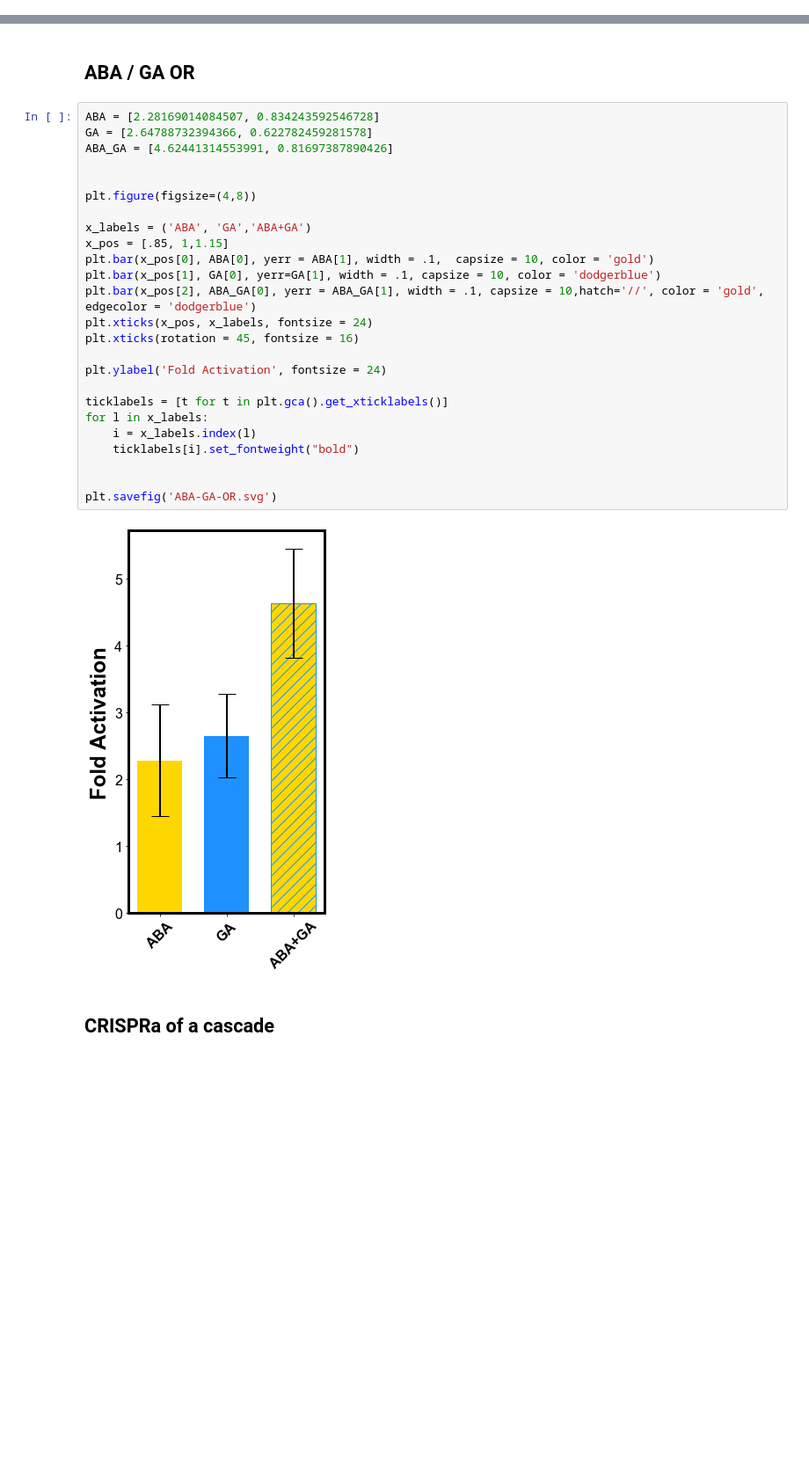
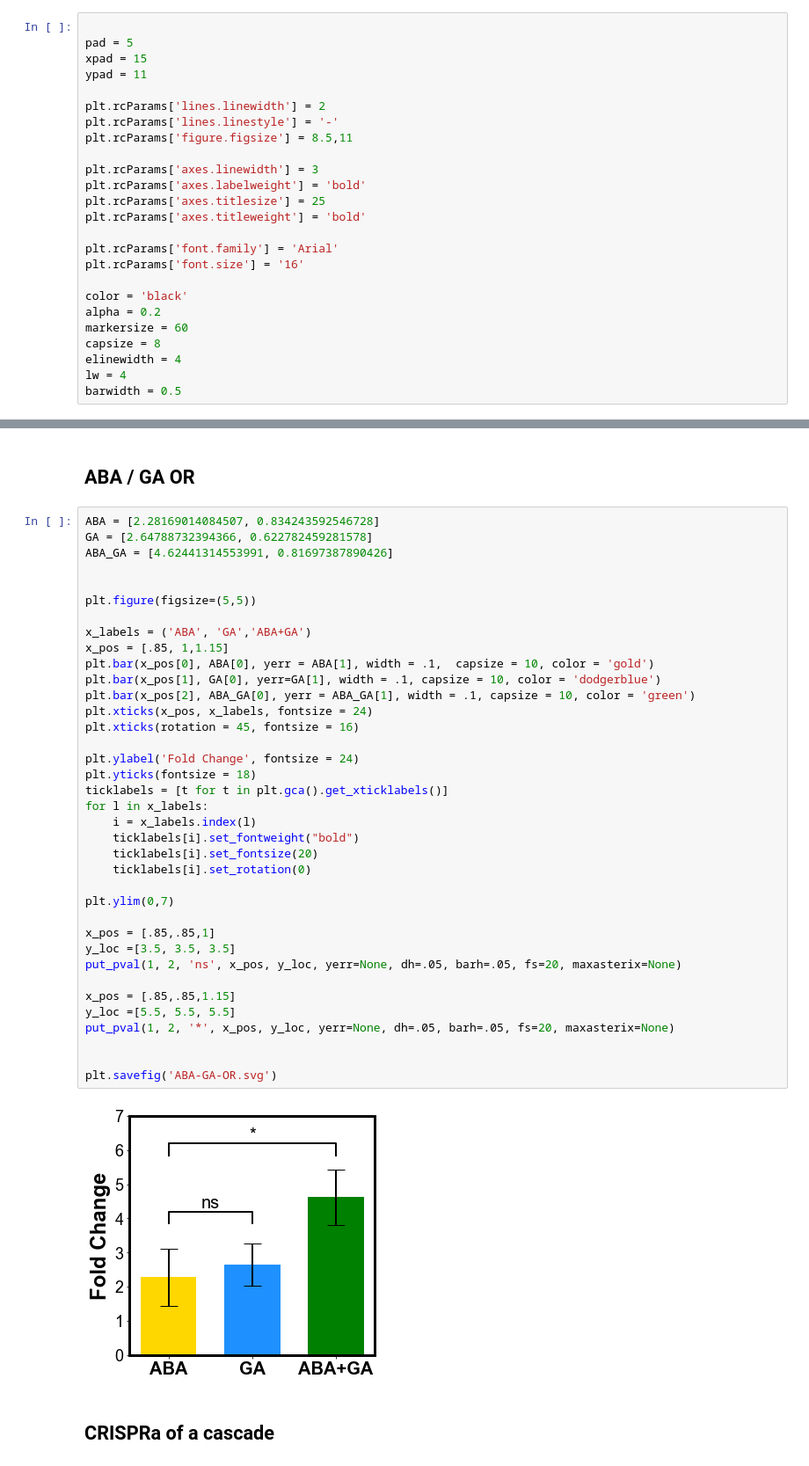
Before and after one commit to carothersresearch/CRISPRai_Circuits_2022, a Jupyter notebook: cfs_figures/condCRISPRa_compiled.ipynb, the cells around one changed output, grey strips where cells are left out. Shown at 88% size. Cells and saved outputs as stored; diff of their text form; blank space fills up the shorter version.

```diff
--- a/cfs_figures/condCRISPRa_compiled.ipynb
+++ b/cfs_figures/condCRISPRa_compiled.ipynb
@@ -40,0 +39,25 @@ def foldActivation(A, Baseline):
+# %%
+
+pad = 5
+xpad = 15
+ypad = 11
+
+plt.rcParams['lines.linewidth'] = 2
+plt.rcParams['lines.linestyle'] = '-'
+plt.rcParams['figure.figsize'] = 8.5,11
+
+plt.rcParams['axes.linewidth'] = 3
+plt.rcParams['axes.labelweight'] = 'bold'
+plt.rcParams['axes.titlesize'] = 25
+plt.rcParams['axes.titleweight'] = 'bold'
+
+plt.rcParams['font.family'] = 'Arial'
+plt.rcParams['font.size'] = '16'
+
+color = 'black'
+alpha = 0.2
+markersize = 60
+capsize = 8
+elinewidth = 4
+lw = 4
+barwidth = 0.5
@@ -1248,30 +1442,42 @@ Text(0, 0.5, 'Fold Activation')
 # %%
 ABA = [2.28169014084507, 0.834243592546728]
 GA = [2.64788732394366, 0.622782459281578]
 ABA_GA = [4.62441314553991, 0.81697387890426]
 
 
-plt.figure(figsize=(4,8))
+plt.figure(figsize=(5,5))
 
 x_labels = ('ABA', 'GA','ABA+GA')
 x_pos = [.85, 1,1.15]
 plt.bar(x_pos[0], ABA[0], yerr = ABA[1], width = .1,  capsize = 10, color = 'gold')
 plt.bar(x_pos[1], GA[0], yerr=GA[1], width = .1, capsize = 10, color = 'dodgerblue')
-plt.bar(x_pos[2], ABA_GA[0], yerr = ABA_GA[1], width = .1, capsize = 10,hatch='//', color = 'gold', edgecolor = 'dodgerblue')
+plt.bar(x_pos[2], ABA_GA[0], yerr = ABA_GA[1], width = .1, capsize = 10, color = 'green')
 plt.xticks(x_pos, x_labels, fontsize = 24)
 plt.xticks(rotation = 45, fontsize = 16)
 
-plt.ylabel('Fold Activation', fontsize = 24)
-
+plt.ylabel('Fold Change', fontsize = 24)
+plt.yticks(fontsize = 18)
 ticklabels = [t for t in plt.gca().get_xticklabels()]
 for l in x_labels:
     i = x_labels.index(l)
     ticklabels[i].set_fontweight("bold")
+    ticklabels[i].set_fontsize(20)
+    ticklabels[i].set_rotation(0)
+
+plt.ylim(0,7)
+
+x_pos = [.85,.85,1]
+y_loc =[3.5, 3.5, 3.5]
+put_pval(1, 2, 'ns', x_pos, y_loc, yerr=None, dh=.05, barh=.05, fs=20, maxasterix=None)
+
+x_pos = [.85,.85,1.15]
+y_loc =[5.5, 5.5, 5.5]
+put_pval(1, 2, '*', x_pos, y_loc, yerr=None, dh=.05, barh=.05, fs=20, maxasterix=None)
 
 
 plt.savefig('ABA-GA-OR.svg')
 # %% [output]
-[figure, old version]
+[figure, new version]
 # %% [markdown]
 ## CRISPRa of a cascade
 # %%
```
Also changed, not shown: parts of 46 cells of this notebook.
